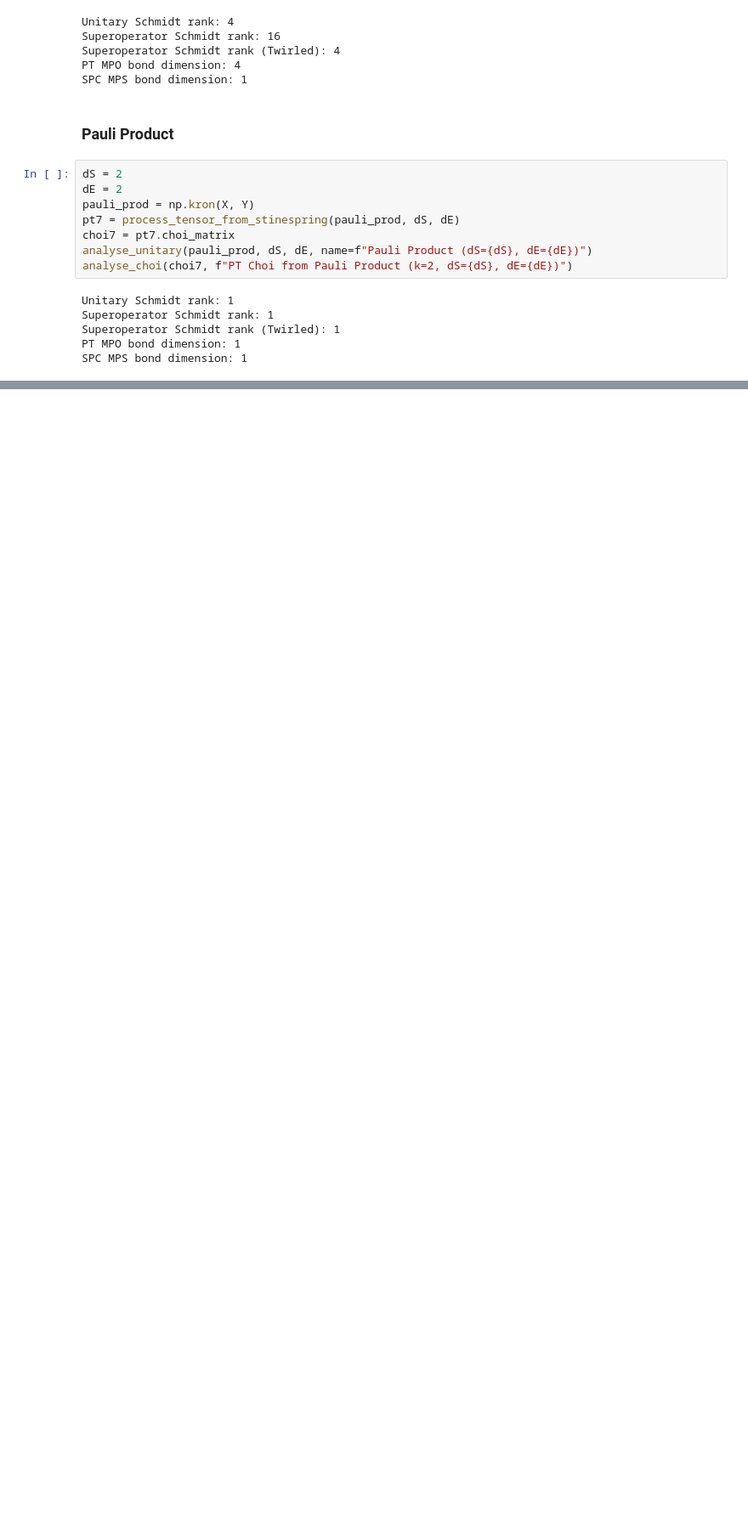
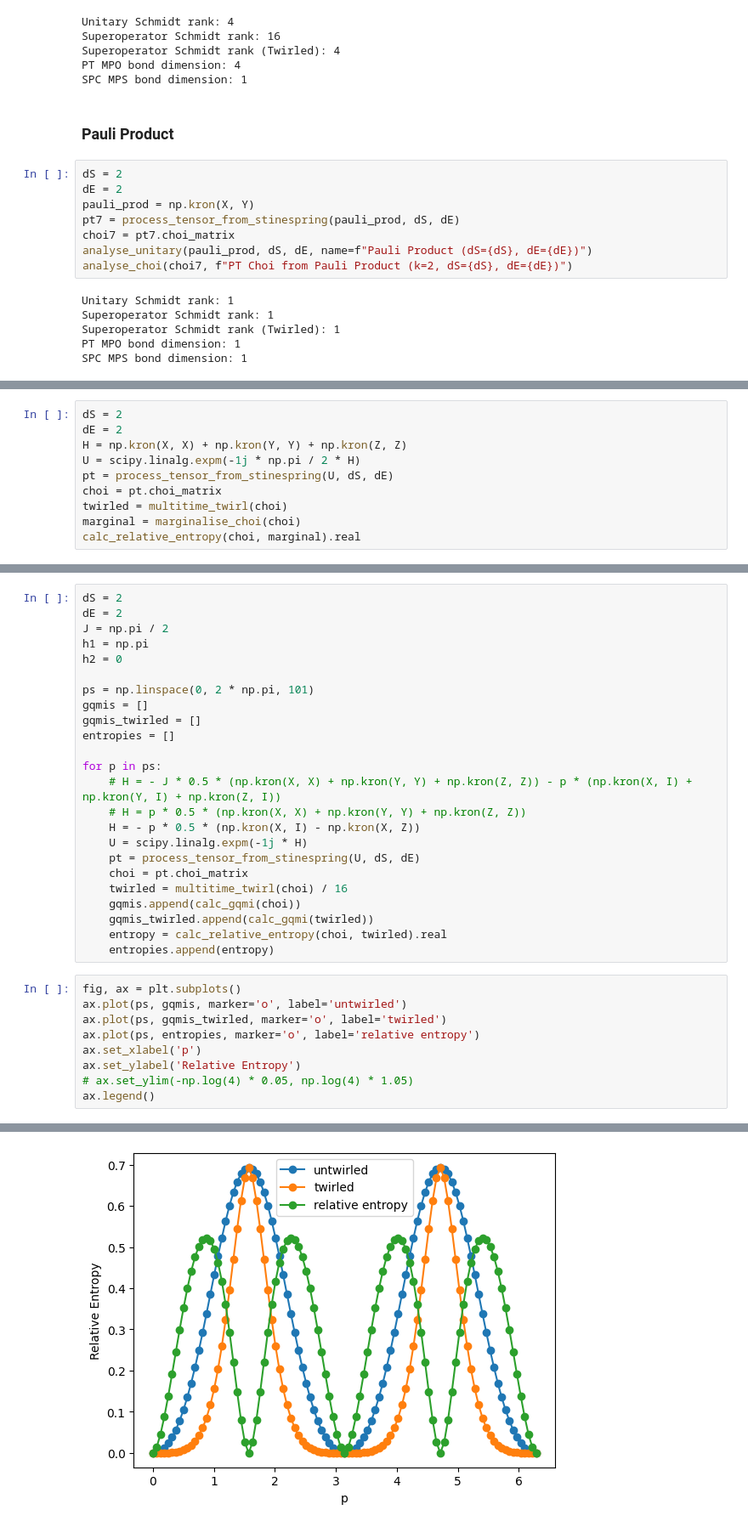
Before and after one commit to jkfids/corrqec2, a Jupyter notebook: project/notebooks/bond_dim_exploration.ipynb, the cells around one changed output, grey strips where cells are left out. Shown at 85% size. Drawn from its saved outputs; the diff is of its cells as text; blank space fills up the shorter version.

```diff
--- a/project/notebooks/bond_dim_exploration.ipynb
+++ b/project/notebooks/bond_dim_exploration.ipynb
@@ -254,0 +338,10 @@ SPC MPS bond dimension: 1
+# %%
+dS = 2
+dE = 2
+H = np.kron(X, X) + np.kron(Y, Y) + np.kron(Z, Z)
+U = scipy.linalg.expm(-1j * np.pi / 2 * H)
+pt = process_tensor_from_stinespring(U, dS, dE)
+choi = pt.choi_matrix
+twirled = multitime_twirl(choi)
+marginal = marginalise_choi(choi)
+calc_relative_entropy(choi, marginal).real
@@ -254,0 +350,34 @@ SPC MPS bond dimension: 1
+# %%
+dS = 2
+dE = 2
+J = np.pi / 2
+h1 = np.pi
+h2 = 0
+
+ps = np.linspace(0, 2 * np.pi, 101)
+gqmis = []
+gqmis_twirled = []
+entropies = []
+
+for p in ps:
+    # H = - J * 0.5 * (np.kron(X, X) + np.kron(Y, Y) + np.kron(Z, Z)) - p * (np.kron(X, I) + np.kron(Y, I) + np.kron(Z, I))
+    # H = p * 0.5 * (np.kron(X, X) + np.kron(Y, Y) + np.kron(Z, Z))
+    H = - p * 0.5 * (np.kron(X, I) - np.kron(X, Z))
+    U = scipy.linalg.expm(-1j * H)
+    pt = process_tensor_from_stinespring(U, dS, dE)
+    choi = pt.choi_matrix
+    twirled = multitime_twirl(choi) / 16
+    gqmis.append(calc_gqmi(choi))
+    gqmis_twirled.append(calc_gqmi(twirled))
+    entropy = calc_relative_entropy(choi, twirled).real
+    entropies.append(entropy)
+# %%
+fig, ax = plt.subplots()
+ax.plot(ps, gqmis, marker='o', label='untwirled')
+ax.plot(ps, gqmis_twirled, marker='o', label='twirled')
+ax.plot(ps, entropies, marker='o', label='relative entropy')
+ax.set_xlabel('p')
+ax.set_ylabel('Relative Entropy')
+# ax.set_ylim(-np.log(4) * 0.05, np.log(4) * 1.05)
+ax.legend()
+# %% [output]
@@ -254,0 +385 @@ SPC MPS bond dimension: 1
+[figure, added]
```
Also changed, not shown: parts of 12 cells of this notebook, 5 other files.
